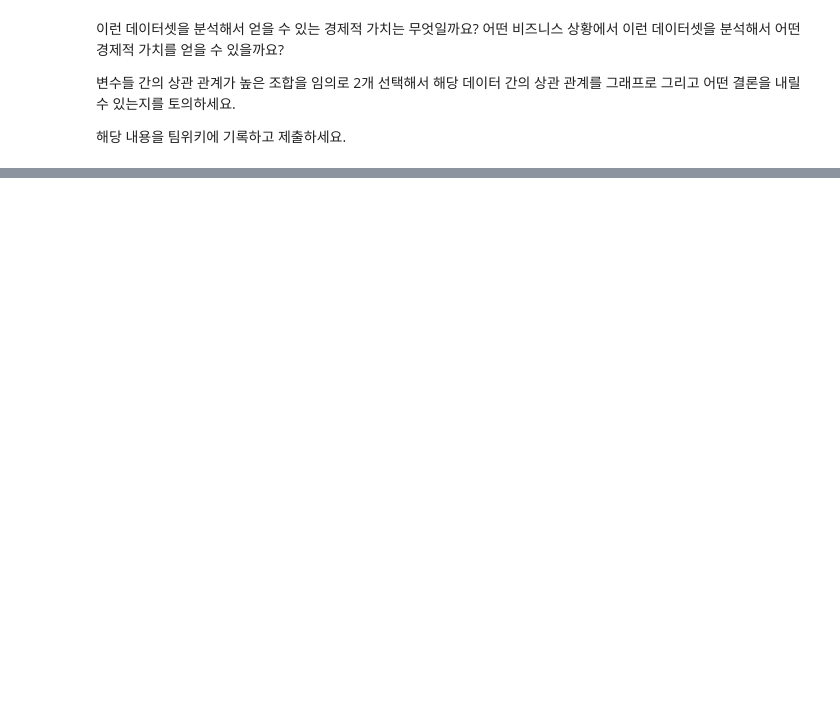
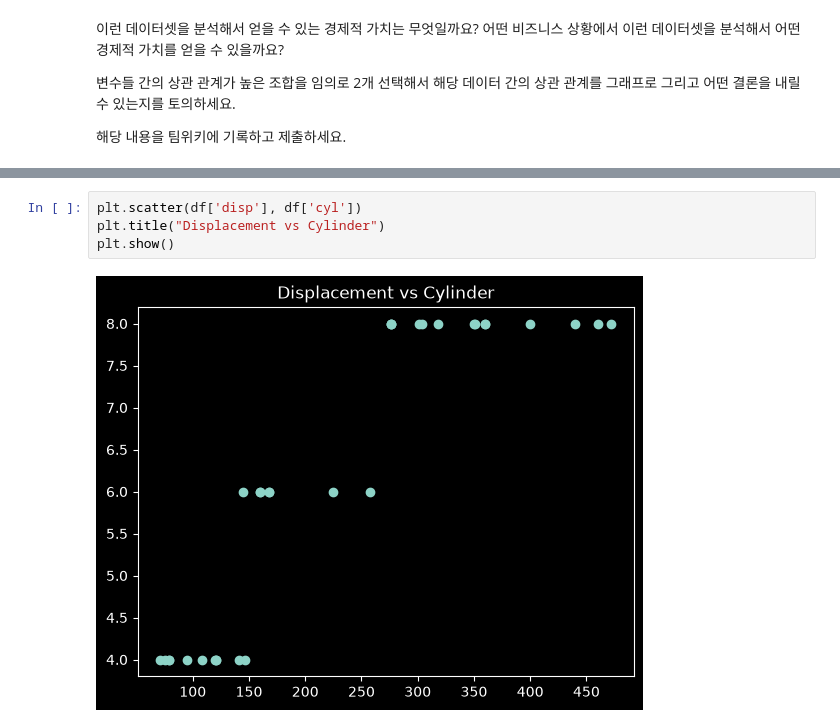
Before and after one commit to codrae/softeer-DE-wiki, a Jupyter notebook: missions/W1/M1_analyze_mtcars/mtcars.ipynb, the cells around one changed output, grey strips where cells are left out. Drawn from its saved outputs; the diff is of its cells as text; blank space fills up the shorter version.

```diff
--- a/missions/W1/M1_analyze_mtcars/mtcars.ipynb
+++ b/missions/W1/M1_analyze_mtcars/mtcars.ipynb
@@ -236,0 +251,6 @@ corr_df.corr()
+# %%
+plt.scatter(df['disp'], df['cyl'])
+plt.title("Displacement vs Cylinder")
+plt.show()
+# %% [output]
+[figure, added]
```
Also changed, not shown: parts of 4 cells of this notebook.
